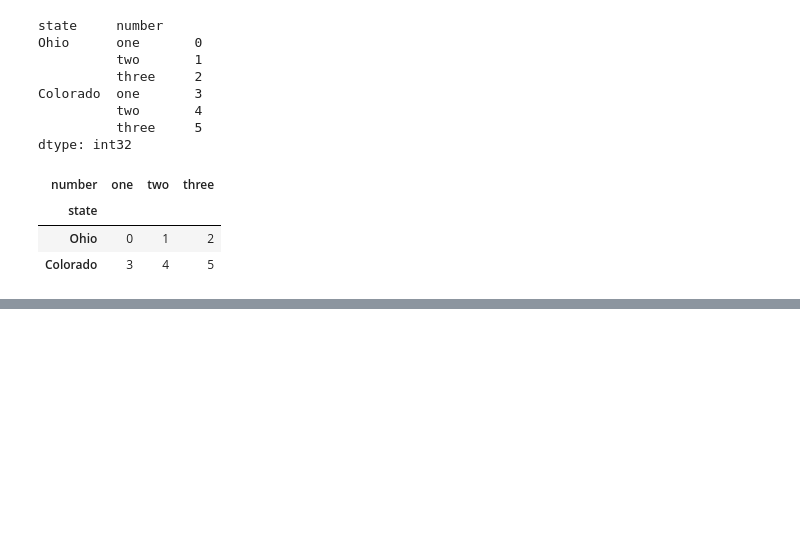
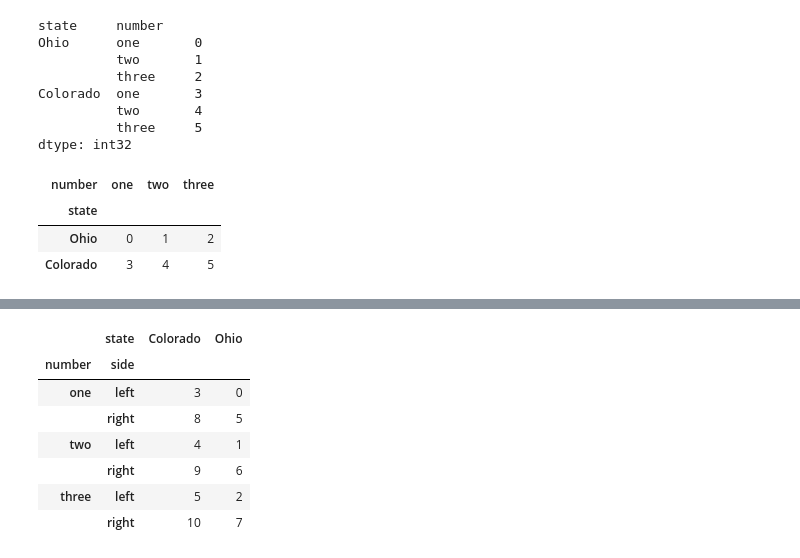
Before and after one commit to wijayarobert/Python-Data-Analysis, a Jupyter notebook: ch07 - Data Wrangling-Clean, Transform, Merge, Reshape.ipynb, the cells around one changed output, grey strips where cells are left out. Cells and saved outputs as stored; diff of their text form; code cells hidden in the pictures; blank space fills up the shorter version.

```diff
--- a/ch07 - Data Wrangling-Clean, Transform, Merge, Reshape.ipynb
+++ b/ch07 - Data Wrangling-Clean, Transform, Merge, Reshape.ipynb
@@ -669,0 +757,11 @@ result.unstack()
+# %%
+df.unstack('state').stack('side')
+# %% [output]
+|  | state | Colorado | Ohio |
+| number | side |  |  |
+| one | left | 3 | 0 |
+|  | right | 8 | 5 |
+| two | left | 4 | 1 |
+|  | right | 9 | 6 |
+| three | left | 5 | 2 |
+|  | right | 10 | 7 |
```
Also changed, not shown: parts of 15 cells of this notebook.
